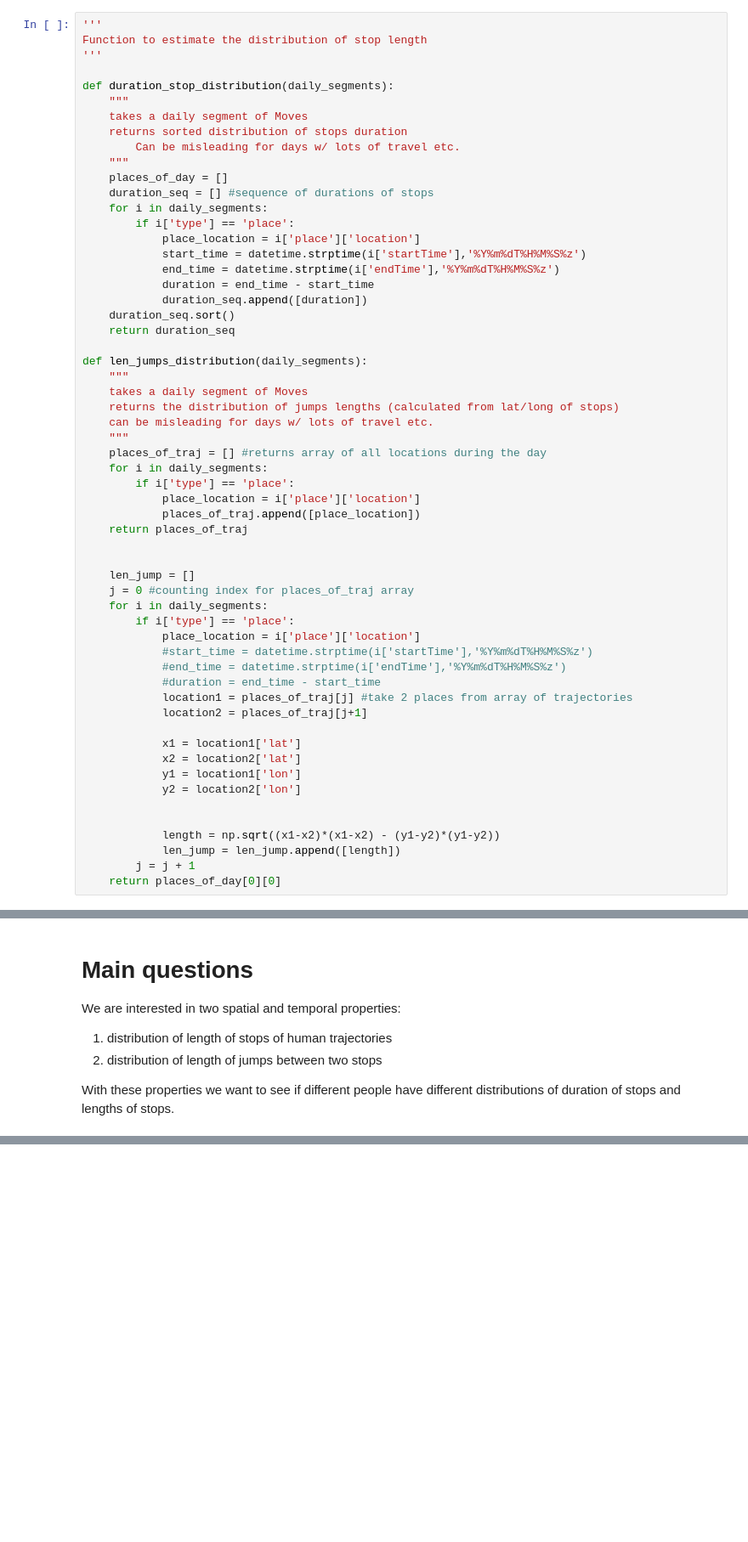
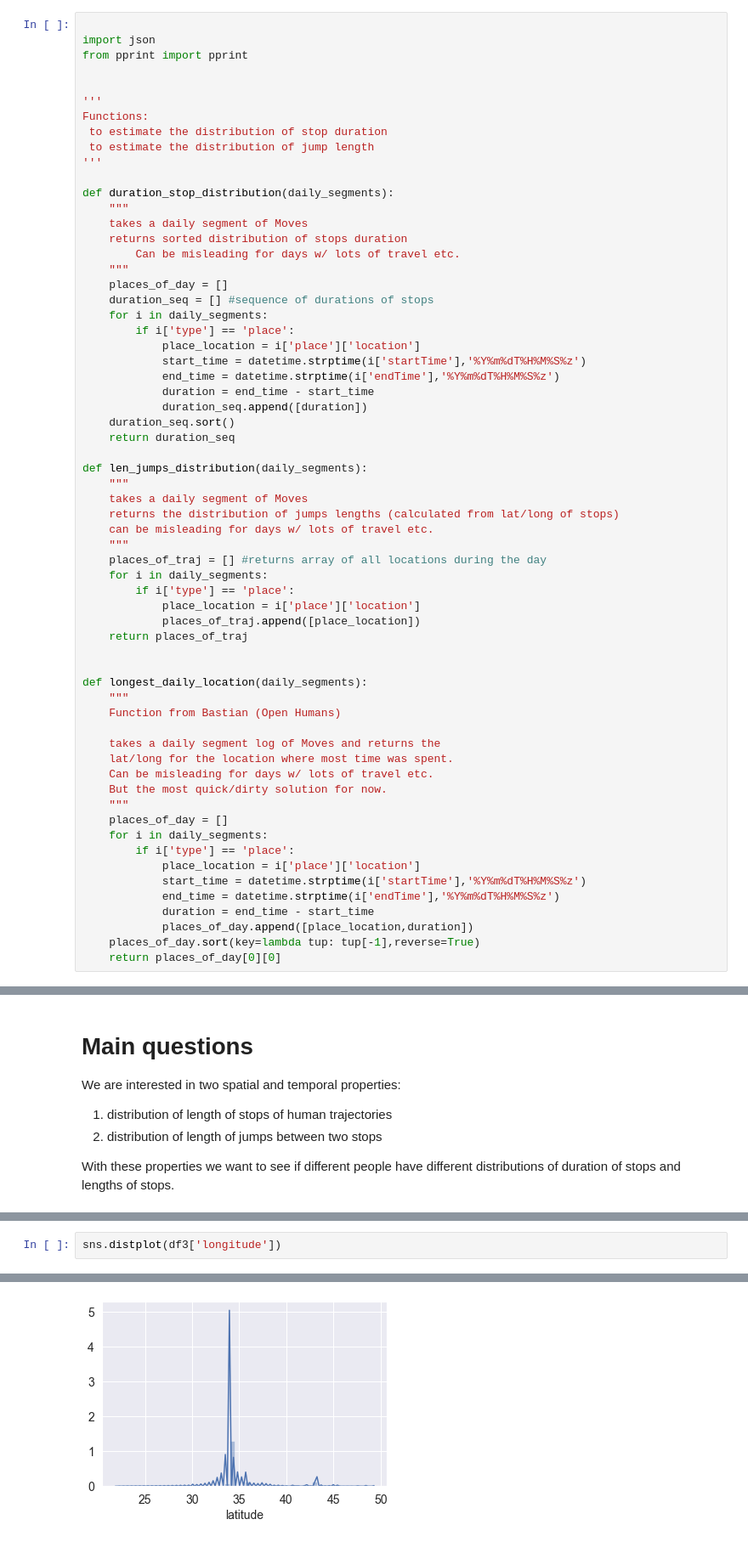
Before and after one commit to Liyubov/mobility_analysis_openhumans, a Jupyter notebook: Analysis of human mobility trajectories # open humans data.ipynb, the cells around one changed output, grey strips where cells are left out. Shown at 85% size. Saved outputs shown, nothing was run; the diff lists cells and outputs as text; blank space fills up the shorter version.

```diff
--- a/Analysis of human mobility trajectories # open humans data.ipynb
+++ b/Analysis of human mobility trajectories # open humans data.ipynb
@@ -20,6 +11,13 @@ with open('moves-storyline-data.json') as f:
 # %%
+
+import json
+from pprint import pprint
+
+
 '''
-Function to estimate the distribution of stop length
+Functions:
+ to estimate the distribution of stop duration
+ to estimate the distribution of jump length
 '''
 
 def duration_stop_distribution(daily_segments):
@@ -54,26 +52,24 @@ def len_jumps_distribution(daily_segments):
     return places_of_traj
 
 
-    len_jump = []
-    j = 0 #counting index for places_of_traj array
+def longest_daily_location(daily_segments):
+    """
+    Function from Bastian (Open Humans)
+
+    takes a daily segment log of Moves and returns the
+    lat/long for the location where most time was spent.
+    Can be misleading for days w/ lots of travel etc.
+    But the most quick/dirty solution for now.
+    """
+    places_of_day = []
     for i in daily_segments:
         if i['type'] == 'place':
             place_location = i['place']['location']
-            #start_time = datetime.strptime(i['startTime'],'%Y%m%dT%H%M%S%z')
-            #end_time = datetime.strptime(i['endTime'],'%Y%m%dT%H%M%S%z')
-            #duration = end_time - start_time
-            location1 = places_of_traj[j] #take 2 places from array of trajectories
-            location2 = places_of_traj[j+1]
-
-            x1 = location1['lat']
-            x2 = location2['lat']
-            y1 = location1['lon']
-            y2 = location2['lon']
-
-
-            length = np.sqrt((x1-x2)*(x1-x2) - (y1-y2)*(y1-y2))
-            len_jump = len_jump.append([length])
-        j = j + 1
+            start_time = datetime.strptime(i['startTime'],'%Y%m%dT%H%M%S%z')
+            end_time = datetime.strptime(i['endTime'],'%Y%m%dT%H%M%S%z')
+            duration = end_time - start_time
+            places_of_day.append([place_location,duration])
+    places_of_day.sort(key=lambda tup: tup[-1],reverse=True)
     return places_of_day[0][0]
 # %% [markdown]
 
@@ -229,0 +261,3 @@ sns.distplot(moves_dataframe['distance'])
+# %%
+sns.distplot(df3['longitude'])
+# %% [output]
@@ -230 +265,2 @@ sns.distplot(moves_dataframe['distance'])
+[figure, added]
 # %%
```
Also changed, not shown: parts of 7 cells of this notebook.
